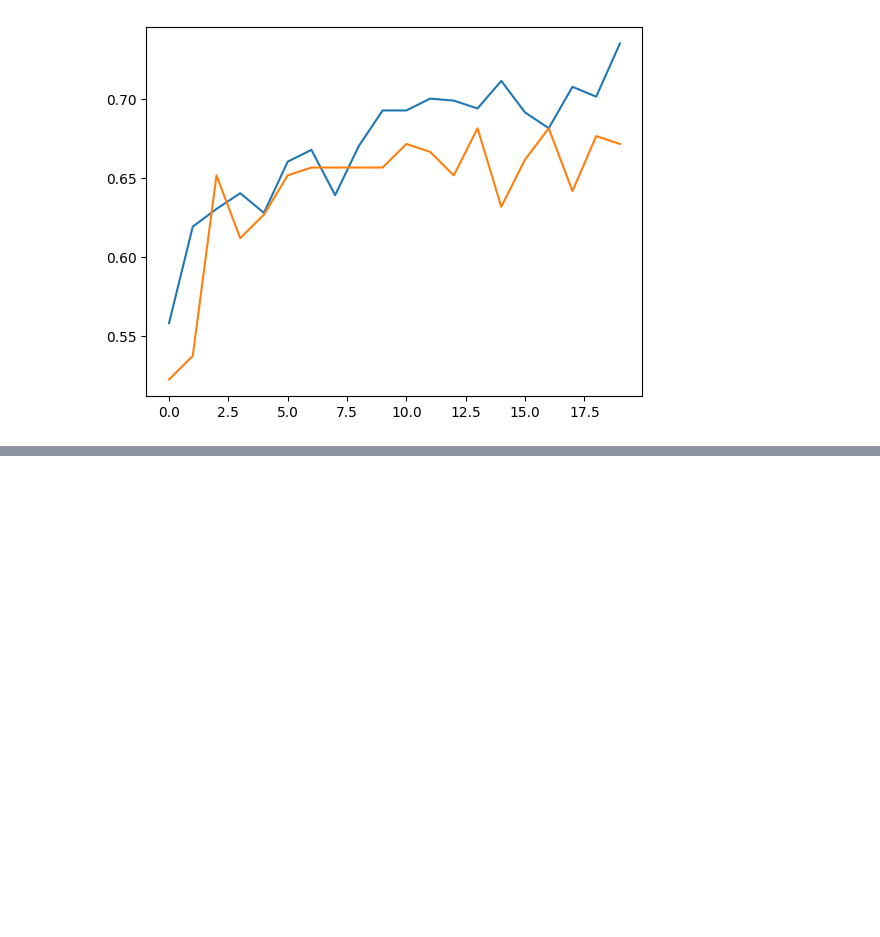
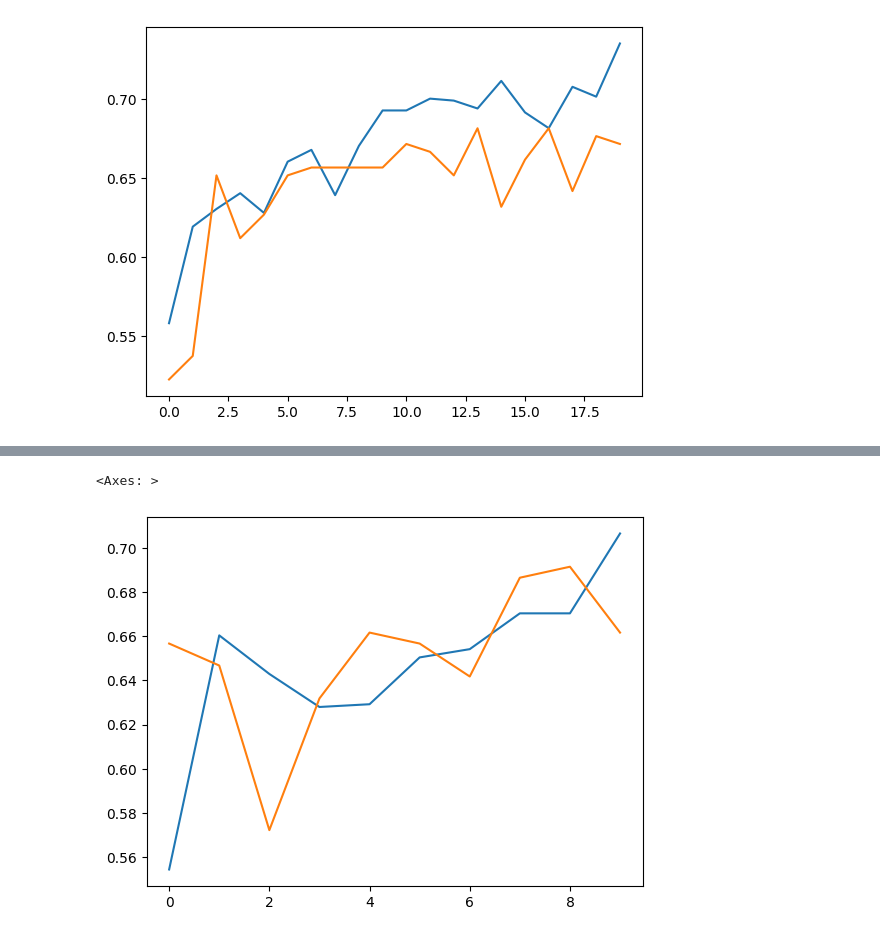
Before and after one commit to shrutroup/machine-learning-zoomcamp, a Jupyter notebook: 08-deep-learning/hw08.ipynb, the cells around one changed output, grey strips where cells are left out. Cells and saved outputs as stored; diff of their text form; code cells hidden in the pictures; blank space fills up the shorter version.

Commit message:
added dropout and more CNN layers

```diff
--- a/08-deep-learning/hw08.ipynb
+++ b/08-deep-learning/hw08.ipynb
@@ -544,0 +545,30 @@ sns.lineplot(history['val_acc'])
+# %%
+class CNN_droput(torch.nn.Module):
+    def __init__(self):
+        super().__init__()
+
+        self.conv_layers = torch.nn.Sequential(
+            torch.nn.Conv2d(3, 32, kernel_size=3, padding=0),
+            torch.nn.ReLU(),
+            torch.nn.MaxPool2d(kernel_size=2),
+        )
+
+        self.flatten = torch.nn.Flatten()
+
+        with torch.no_grad():
+            dummy_input = torch.zeros(1, 3, 200, 200)
+            dummy_output = self.conv_layers(dummy_input)
+            flattened_size = self.flatten(dummy_output).shape[1]
+
+        self.fc_layers = torch.nn.Sequential(
+            torch.nn.Linear(in_features=flattened_size, out_features=64),
+            torch.nn.ReLU(),
+            torch.nn.Dropout(p=0.5),
+            torch.nn.Linear(in_features=64, out_features=1)
+        )
+
+    def forward(self, x):
+        x = self.conv_layers(x)
+        x = self.flatten(x)
+        x = self.fc_layers(x)
+        return x
@@ -544,0 +676,7 @@ sns.lineplot(history['val_acc'])
+# %%
+import seaborn as sns
+sns.lineplot(history['acc'])
+sns.lineplot(history['val_acc'])
+# %% [output]
+<Axes: >
+[figure, added]
```
Also changed, not shown: parts of 16 cells of this notebook.
